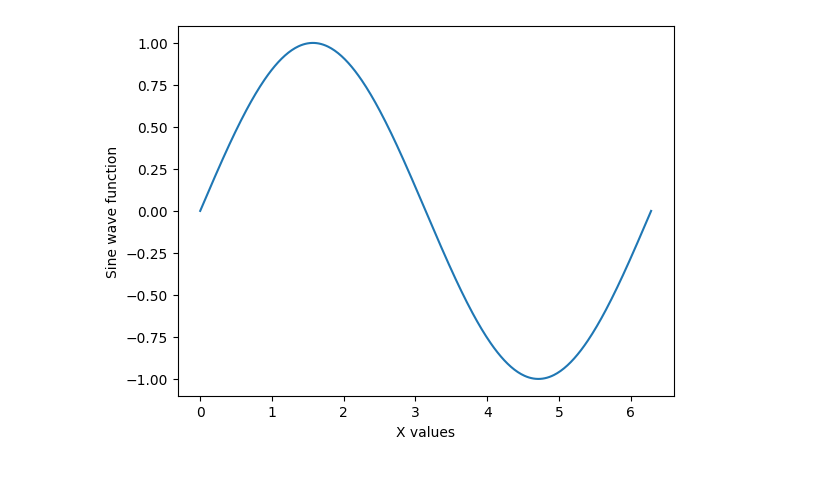
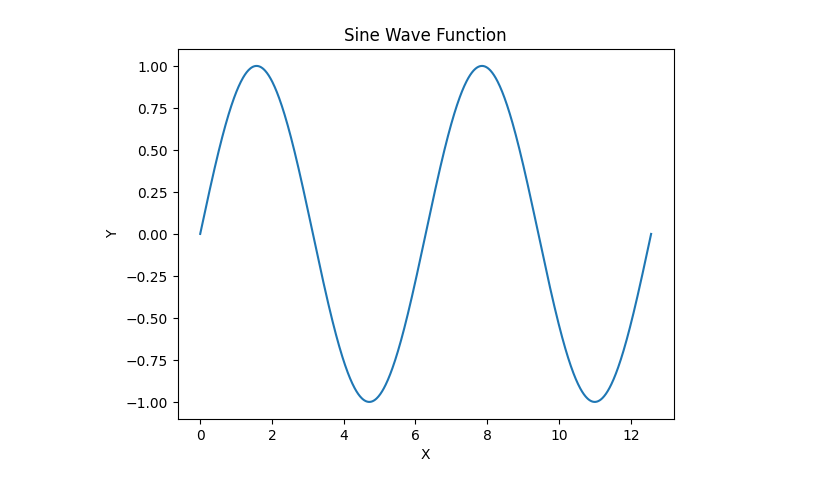
Before and after one commit to EnkrateiaLucca/oreilly_live_training_autogen, a Jupyter notebook: notebooks/9.1-autogen-local.ipynb, the cells around one changed output. Cells and saved outputs as stored; diff of their text form; code cells hidden in the pictures.

```diff
--- a/notebooks/9.1-autogen-local.ipynb
+++ b/notebooks/9.1-autogen-local.ipynb
@@ -55,18 +55,24 @@ ChatResult(chat_id=None, chat_history=[{'content': 'Plot a sine wave function us
 # %%
+# For the code below, just copy the code generated by the agent and paste it here.
+
 import numpy as np
 import matplotlib.pyplot as plt
-# Define x values from 0 to 2*pi with step size of 0.1
-x = np.linspace(0, 2 * np.pi, num=400)
-# Define y values using sine function
+
+# Define the x-axis values
+x = np.linspace(0, 4 * np.pi, 1000)
+
+# Calculate the corresponding y-values for the sine wave function
 y = np.sin(x)
-# Create a figure and a subplot
-fig, ax = plt.subplots()
-# Plot the sine wave using the 'line' style
-ax.plot(x, y, linestyle='-')
-# Set x and y labels
-ax.set_xlabel('X values')
-ax.set_ylabel('Sine wave function')
-# Display the plot to the user
+
+# Create the plot
+plt.plot(x, y)
+
+# Add labels and title
+plt.xlabel('X')
+plt.ylabel('Y')
+plt.title('Sine Wave Function')
+
+# Display the plot
 plt.show()
 # %% [output]
-[figure, old version]
+[figure, new version]
```
Also changed, not shown: parts of 3 cells of this notebook, 15 other files.
